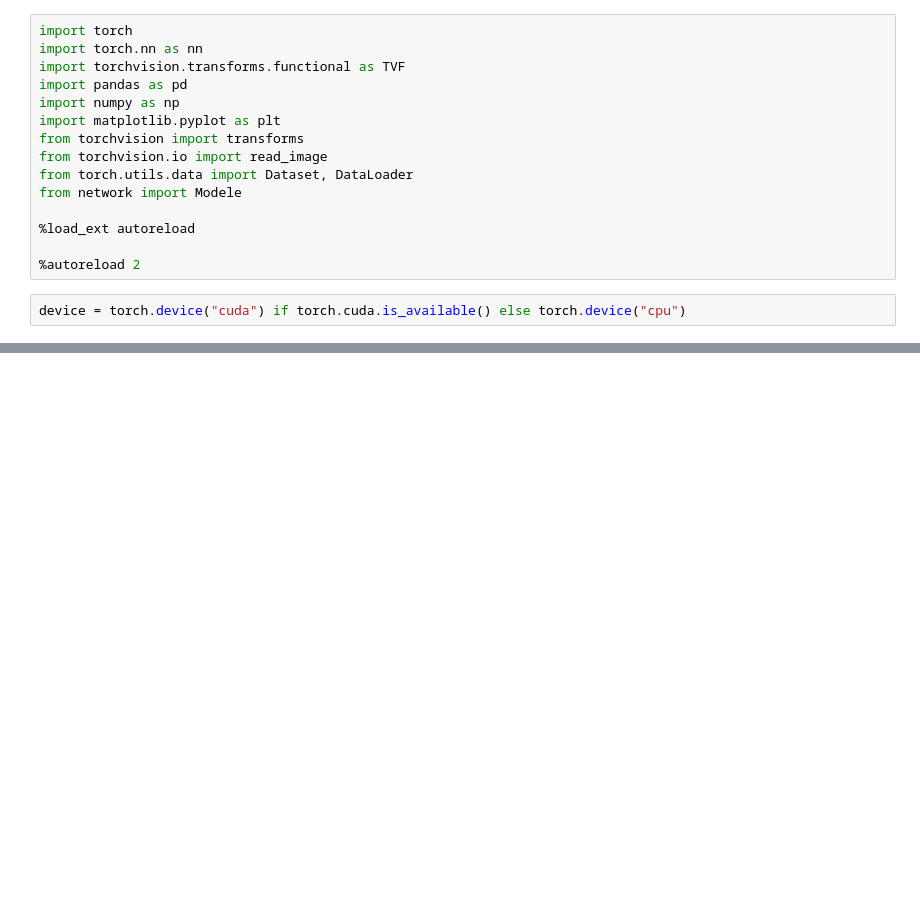
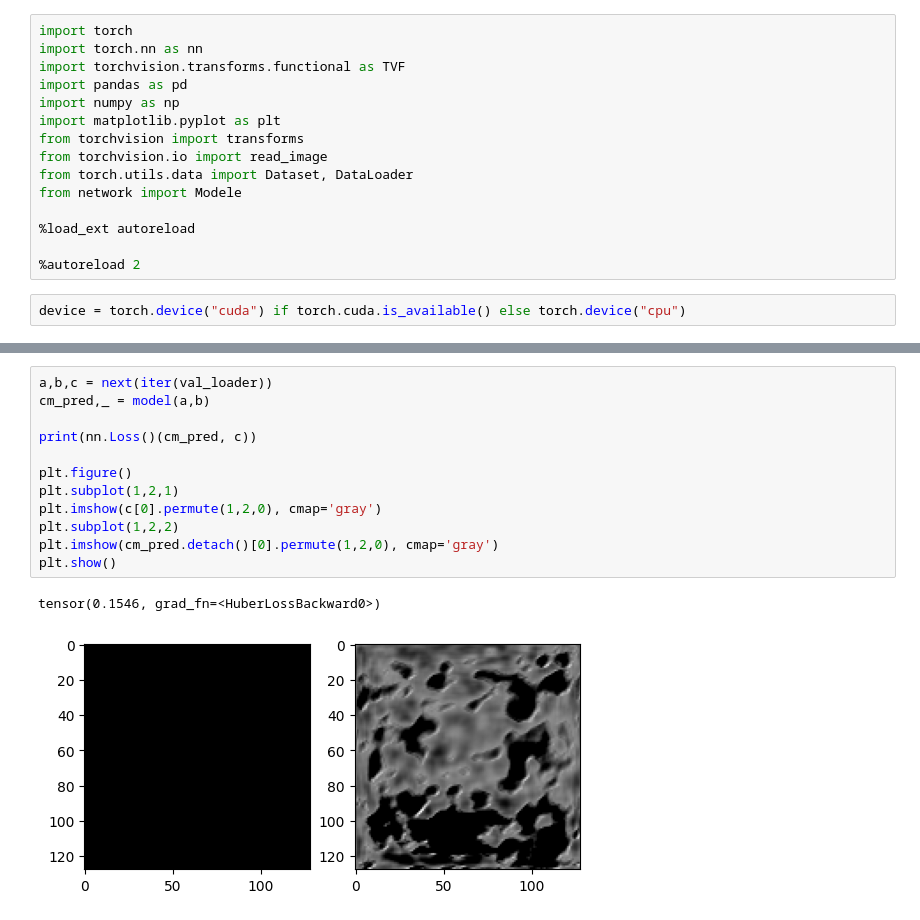
Before and after one commit to Etienne-bdt/Projet-App-Sup, a Jupyter notebook: Change_Detect.ipynb, the cells around one changed output, grey strips where cells are left out. Saved outputs shown, nothing was run; the diff lists cells and outputs as text; blank space fills up the shorter version.

```diff
--- a/Change_Detect.ipynb
+++ b/Change_Detect.ipynb
@@ -148,0 +160,15 @@ plt.imshow(cm_pred.detach()[0].permute(1,2,0), cmap='gray')
+# %%
+a,b,c = next(iter(val_loader))
+cm_pred,_ = model(a,b)
+
+print(nn.Loss()(cm_pred, c))
+
+plt.figure()
+plt.subplot(1,2,1)
+plt.imshow(c[0].permute(1,2,0), cmap='gray')
+plt.subplot(1,2,2)
+plt.imshow(cm_pred.detach()[0].permute(1,2,0), cmap='gray')
+plt.show()
+# %% [output]
+tensor(0.1546, grad_fn=<HuberLossBackward0>)
+[figure, added]
```
Also changed, not shown: parts of 5 cells of this notebook, 1 other file.
